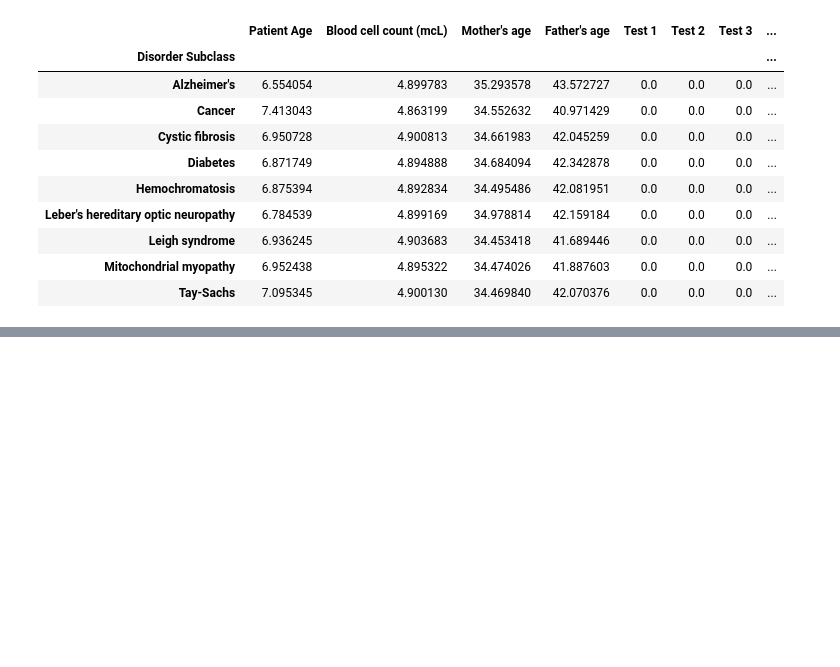
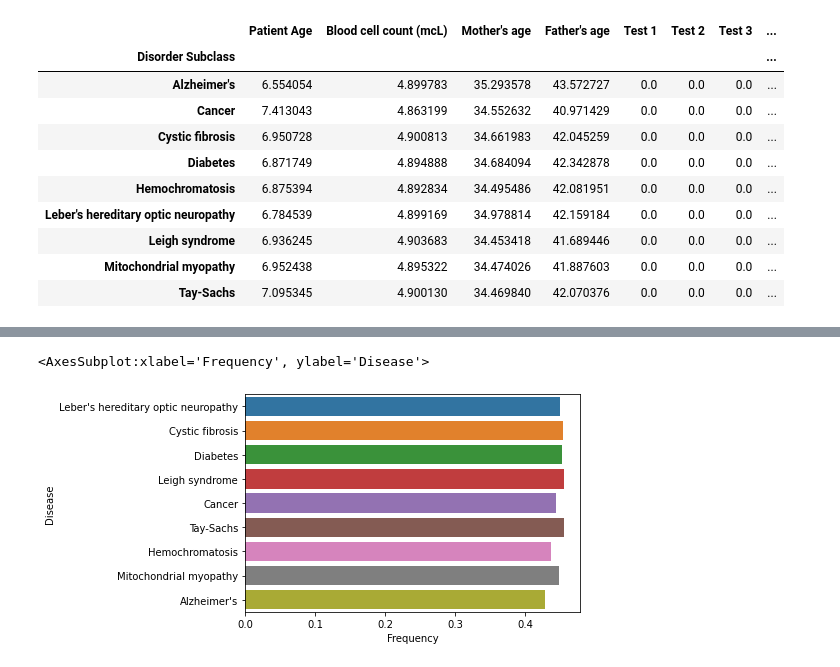
Before and after one commit to jhumci/BLT_BDS, a Jupyter notebook: 1_Visualisierung_und_Datenbanken.ipynb, the cells around one changed output, grey strips where cells are left out. Saved outputs shown, nothing was run; the diff lists cells and outputs as text; code cells hidden in the pictures; blank space fills up the shorter version.

```diff
--- a/1_Visualisierung_und_Datenbanken.ipynb
+++ b/1_Visualisierung_und_Datenbanken.ipynb
@@ -852 +1016,10 @@ H/O serious maternal illness has a base line of 0.45
+# %%
+# We will work on plotting in the next lecture
+import seaborn as sns
+
+df_plot = df[df["Factor"]=="H/O serious maternal illness"]
+sns.barplot(data=df_plot, x="Frequency", y="Disease", orient='h')
+# %% [output]
+<AxesSubplot:xlabel='Frequency', ylabel='Disease'>
+[figure, added]
 # %%
```
Also changed, not shown: parts of 28 cells of this notebook, 1 other file.
